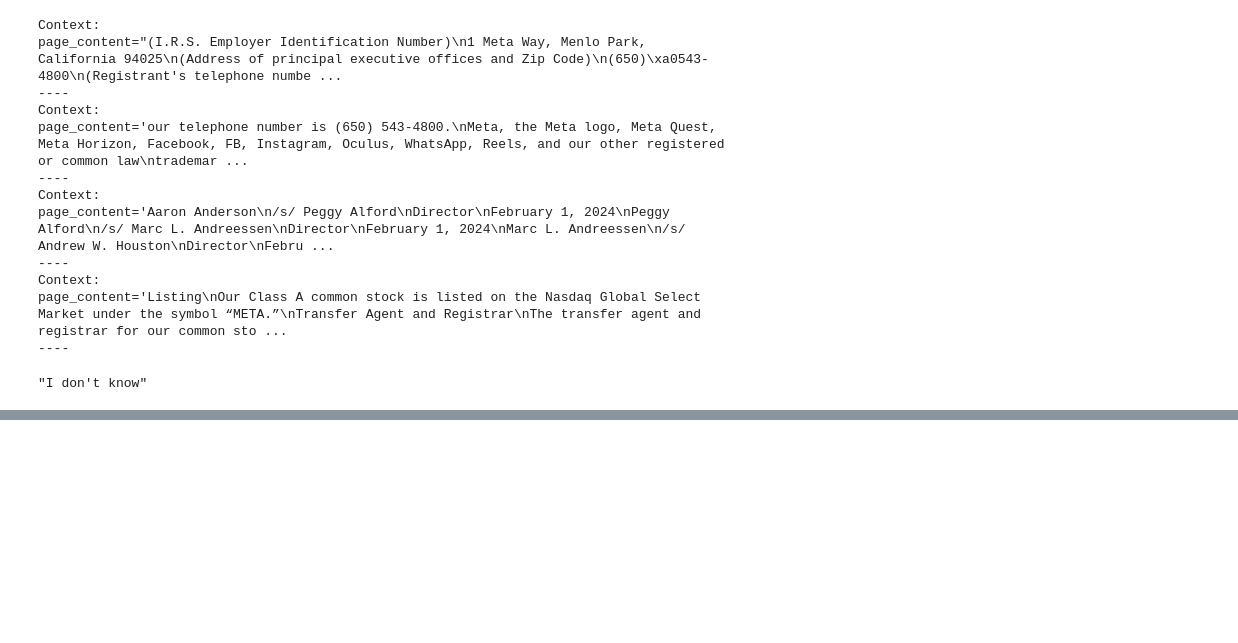
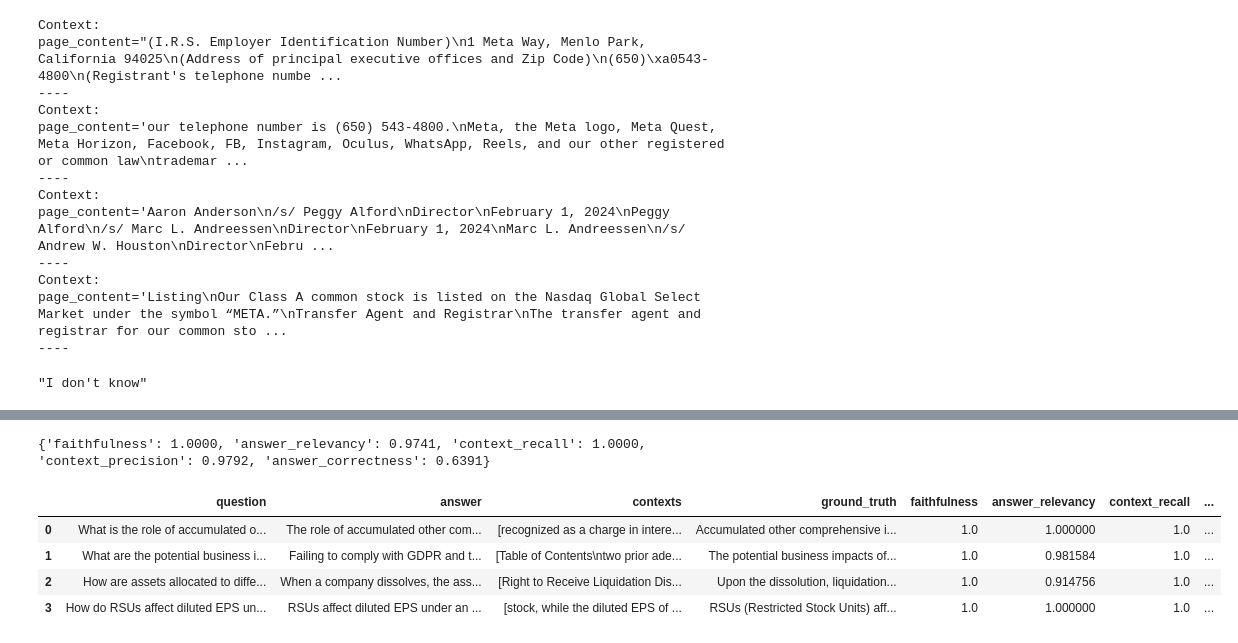
Before and after one commit to Mona3087/pdf-rag, a Jupyter notebook: pdf_rag_lcel.ipynb, the cells around one changed output, grey strips where cells are left out. Cells and saved outputs as stored; diff of their text form; code cells hidden in the pictures; blank space fills up the shorter version.

```diff
--- a/pdf_rag_lcel.ipynb
+++ b/pdf_rag_lcel.ipynb
@@ -147,0 +223,49 @@ response["response"].content
+# %%
+answers = []
+contexts = []
+
+for question in test_questions:
+  response = retrieval_augmented_qa_chain.invoke({"question" : question})
+  answers.append(response["response"].content)
+  contexts.append([context.page_content for context in response["context"]])
+# %%
+from datasets import Dataset
+
+response_dataset = Dataset.from_dict({
+    "question" : test_questions,
+    "answer" : answers,
+    "contexts" : contexts,
+    "ground_truth" : test_groundtruths
+})
+# %%
+from ragas import evaluate
+from ragas.metrics import (
+    faithfulness,
+    answer_relevancy,
+    answer_correctness,
+    context_recall,
+    context_precision,
+)
+
+metrics = [
+    faithfulness,
+    answer_relevancy,
+    context_recall,
+    context_precision,
+    answer_correctness,
+]
+# %%
+results = evaluate(response_dataset, metrics)
+# %%
+results
+# %% [output]
+{'faithfulness': 1.0000, 'answer_relevancy': 0.9741, 'context_recall': 1.0000, 'context_precision': 0.9792, 'answer_correctness': 0.6391}
+# %%
+results_df = results.to_pandas()
+results_df
+# %% [output]
+|  | question | answer | contexts | ground_truth | faithfulness | answer_relevancy | context_recall | ... |
+| 0 | What is the role of accumulated o... | The role of accumulated other com... | [recognized as a charge in intere... | Accumulated other comprehensive i... | 1.0 | 1.000000 | 1.0 | ... |
+| 1 | What are the potential business i... | Failing to comply with GDPR and t... | [Table of Contents\ntwo prior ade... | The potential business impacts of... | 1.0 | 0.981584 | 1.0 | ... |
+| 2 | How are assets allocated to diffe... | When a company dissolves, the ass... | [Right to Receive Liquidation Dis... | Upon the dissolution, liquidation... | 1.0 | 0.914756 | 1.0 | ... |
+| 3 | How do RSUs affect diluted EPS un... | RSUs affect diluted EPS under an ... | [stock, while the diluted EPS of ... | RSUs (Restricted Stock Units) aff... | 1.0 | 1.000000 | 1.0 | ... |
```
Also changed, not shown: parts of 22 cells of this notebook.
